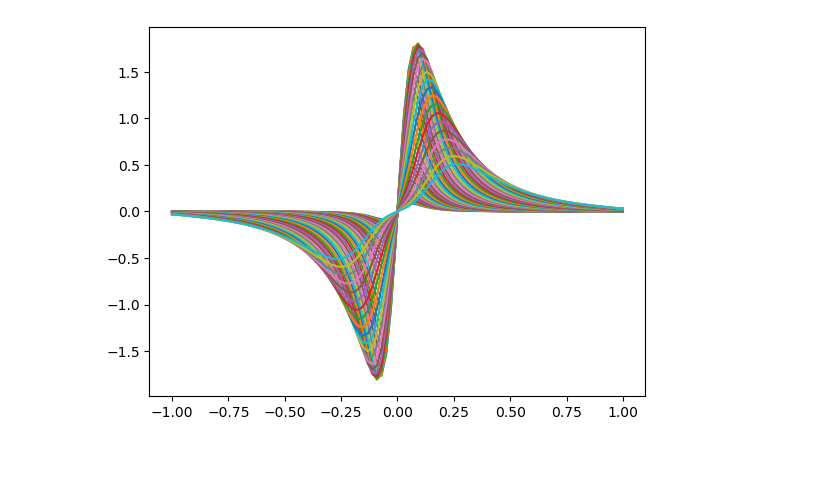
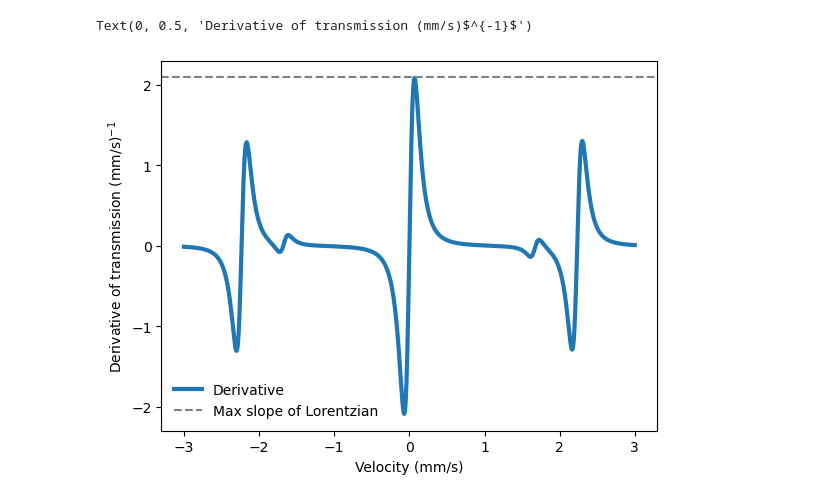
Before and after one commit to StanfordMossbauer/mossbauer_analysis, a Jupyter notebook: examples/Fe_thickness_sensitivity_scan.ipynb, the cells around one changed output. Cells and saved outputs as stored; diff of their text form; code cells hidden in the pictures; blank space fills up the shorter version.

```diff
--- a/examples/Fe_thickness_sensitivity_scan.ipynb
+++ b/examples/Fe_thickness_sensitivity_scan.ipynb
@@ -102,21 +91,22 @@ plt.xlim(-1,1)
-# %%
-# Optimization of absorber thickneess.
-
-derivative_max = []
-sensitivity_max = []
-
-v = np.linspace(-1,1,100)
-thicknesses = np.logspace(-8, -5, 50)
-for t in thicknesses:
-    absorber.thickness_m = t
-    absorber.update_params()
-    moss_Fe_Fe = Mossbauer(sourceFe, absorber)
-    transmission = moss_Fe_Fe.total_transmission_rate_attenuated(v)
-    derivative = np.gradient(transmission, v[1]-v[0])
-    #plt.plot(v, transmission)
-    #plt.plot(v, derivative)
-    plt.plot(v, derivative*np.sqrt(transmission))
-    derivative_max.append(np.max(derivative))
-    sensitivity_max.append(np.max(derivative*np.sqrt(transmission)))
-# %% [output]
-[figure, removed]
+# %%
+v = np.linspace(-10,10,1000)
+v = np.linspace(-3,3,1000)
+transmission = moss_Fe_Fe.total_transmission_rate_attenuated(v)
+derivative = np.gradient(transmission, v[1]-v[0])
+plt.plot(v, derivative, linewidth = 3,label='Derivative')
+#plt.plot(v, derivative*np.sqrt(transmission), label='Derivative*root(n)')
+
+#v = np.linspace(0.035,0.1,20)
+#transmission = moss_Fe_Fe.total_transmission_rate_attenuated(v)
+#derivative = np.gradient(transmission, v[1]-v[0])
+
+plt.axhline(3*np.sqrt(3)*Contrast/(4*Gamma_tot), color='gray', linestyle='--', label='Max slope of Lorentzian')
+#plt.plot(v, derivative, label='Derivative')
+plt.legend(frameon=False)
+plt.xlabel('Velocity (mm/s)')
+plt.ylabel('Derivative of transmission (mm/s)$^{-1}$')
+
+#plt.xlim(-1,1)
+# %% [output]
+Text(0, 0.5, 'Derivative of transmission (mm/s)$^{-1}$')
+[figure, added]
```
Also changed, not shown: parts of 7 cells of this notebook.
